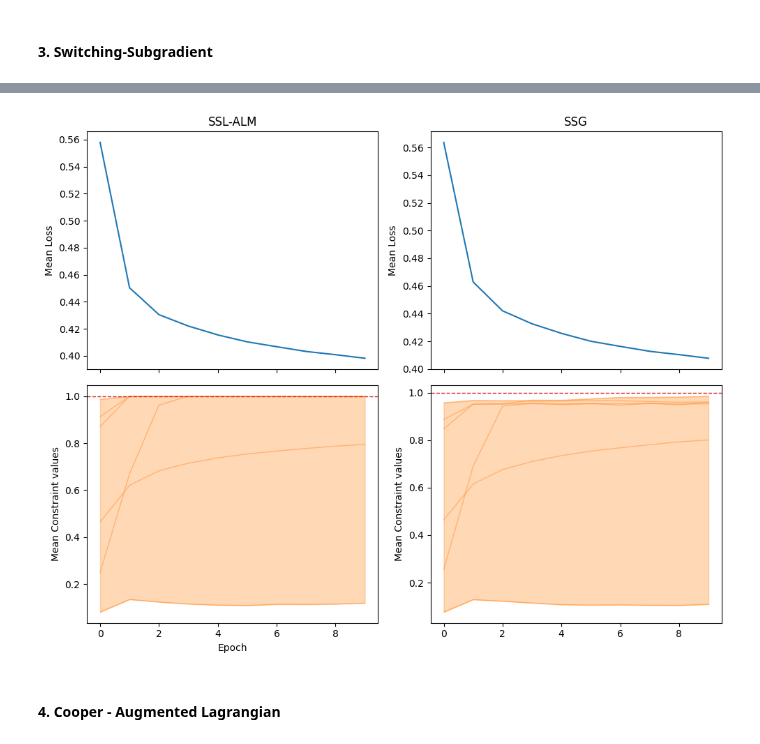
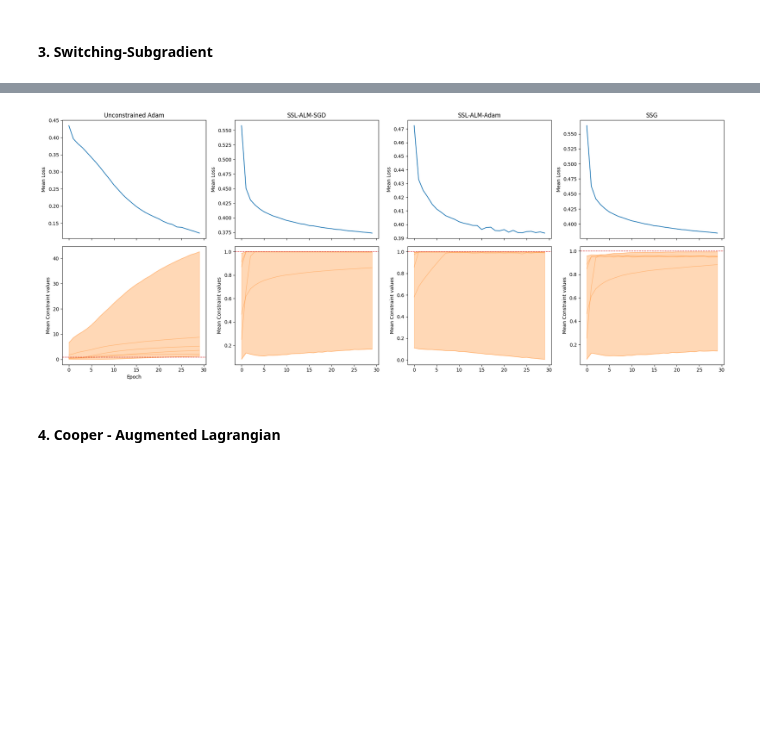
Before and after one commit to andrewklayk/humancompatible-train, a Jupyter notebook: examples/benchmarking.ipynb, the cells around one changed output, grey strips where cells are left out. Saved outputs shown, nothing was run; the diff lists cells and outputs as text; code cells hidden in the pictures; blank space fills up the shorter version.

Commit message:
parameter tuning done. TODO: rerun the notebook + implement chop / stochastic constraints

```diff
--- a/examples/benchmarking.ipynb
+++ b/examples/benchmarking.ipynb
@@ -638,12 +684,12 @@ Epoch: 9, loss: 0.40773048996925354, constraints: [0.98501855 0.9593142  0.96058
 # %%
-# 4 algorithms, each with a 1D loss array and 2 constraints
-losses = [ np.array(Adam_loss_log_plotting), np.array(SSL_ALM_loss_log_plotting), np.array(SSL_ALM_Adam_c_log_plotting), np.array(SSG_loss_log_plotting) ]
-constraints = [ np.array(Adam_c_log_plotting).T, np.array(SSL_ALM_c_log_plotting).T , np.array(SSL_ALM_Adam_c_log_plotting).T, np.array(SSG_c_log_plotting).T ]
+# plot the current results
+losses = np.load(log_path)["losses"]
+constraints = np.load(log_path)["constraints"]
 thresholds = [ constraint_bounds[0] ]
 
 plot_losses_and_constraints(losses, constraints, thresholds, titles=['Unconstrained Adam', 'SSL-ALM-SGD', 'SSL-ALM-Adam', 'SSG'], plot_individual_constraints=True)
 # %% [output]
-[figure, old version]
+[figure, new version]
 # %% [markdown]
 #### 4. Cooper - Augmented Lagrangian
 # %%
```
Also changed, not shown: parts of 18 cells of this notebook.
